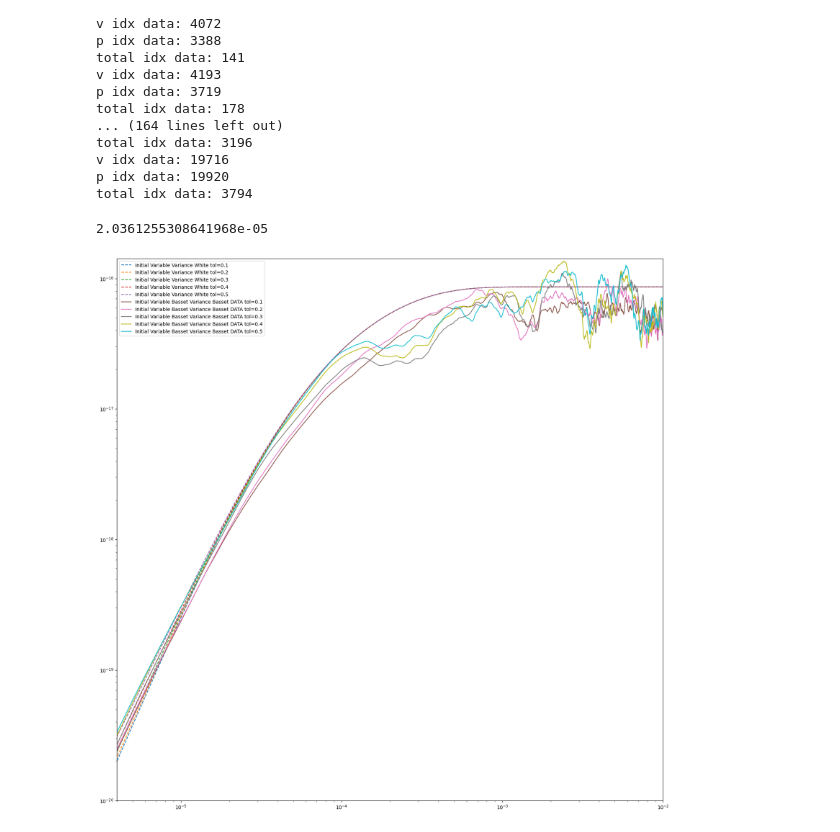
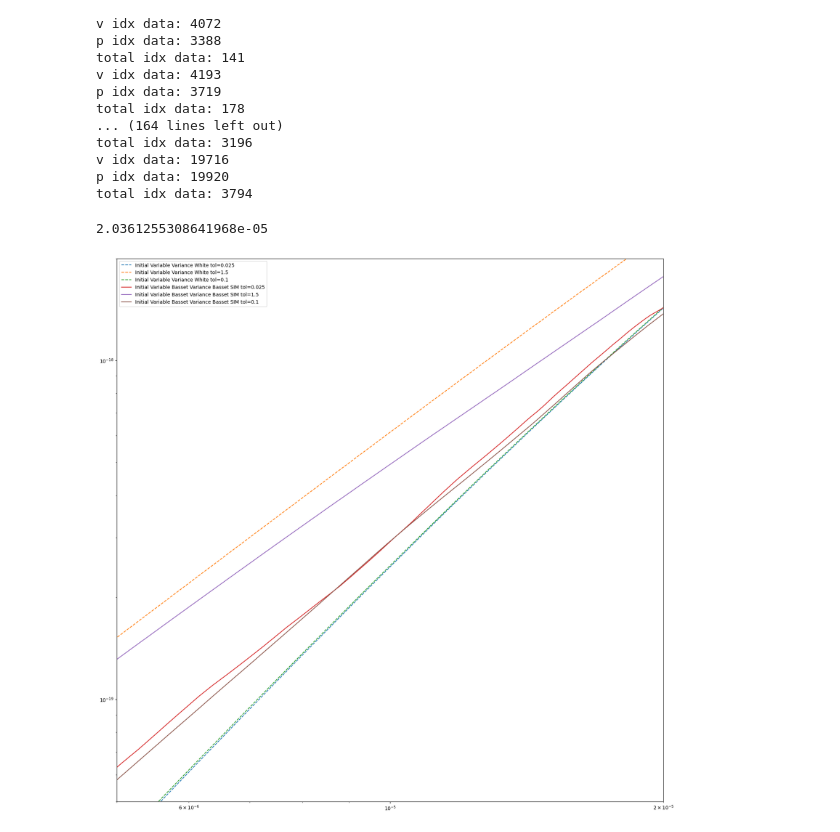
Before and after one commit to mcthumann/Brownian_Data_Analysis, a Jupyter notebook: scripts/Analytical_Simulation_Data_Trio.ipynb, the cells around one changed output. Saved outputs shown, nothing was run; the diff lists cells and outputs as text; code cells hidden in the pictures.

```diff
--- a/scripts/Analytical_Simulation_Data_Trio.ipynb
+++ b/scripts/Analytical_Simulation_Data_Trio.ipynb
@@ -19,7 +19,7 @@ _v_force = 6*np.pi*_r*_viscous
 _K = 9.384e-5 # Need to adjust
 
 # TOLERANCES
-tols = [.1, .2, .3, .4, .5]
+tols = [.025, .05, .075, .1, .125, .15, .175, .2, .25, .3, .35, .4 , .5, .6, .7, .8, .9, 1, 1.25, 1.5]
 # %%
 # Calculate the average MSD
 def compute_msd(time_trace, dt):
@@ -200,6 +201,9 @@ init_lag_times_sim = 0
 for tol in tols:
     all_init_msd_sim = []
     init_len = int(len(traces_sim[0])/2)
+
+    msd_num_lim = 10000
+    j = 0
 
     for i in range(len(traces_sim)):
         zero_idxs_sim = []
@@ -219,6 +223,9 @@ for tol in tols:
         print("total idx sim: " + str(len(zero_idxs_sim)))
 
         for idx in zero_idxs_sim:
+            j+=1
+            if j > msd_num_lim:
+                break
             msd, init_lag_times_sim = compute_init_msd(traces_sim[i][idx:idx+init_len], timestep_sim*bin_num_sim)
             all_init_msd_sim.append(msd)
 
@@ -343,42 +357,50 @@ plt.figure(figsize=(20,20))
 
 #  Set times for analytic functions
 times_analytic = np.logspace(-8, 1, 1000)
 
 init_zero_WN_analytic = just_noise(times_analytic)
 analytic_tol_msds = []
 for tol in tols:
     init_var_WN_analytic = known_initial_v_0(times_analytic, tol)
     analytic_tol_msds.append(init_var_WN_analytic)
 WN_EQ_analytic = msd_wn(times_analytic)
 basset_msd = hydro_msd(times_analytic)
 
 # ANALYTIC GRAPHING
 # plt.plot(times_analytic, init_zero_WN_analytic, label="Initial Zero White")
 # for i in range(len(tols)):
 #     plt.plot(times_analytic, analytic_tol_msds[i], linestyle='dashed', label=f"Initial Variable Variance White tol={tols[i]}")
 # plt.plot(times_analytic, WN_EQ_analytic, linestyle='dashed', label="Equilibrium Initial Variance White")
-plt.plot(times_analytic, basset_msd, label="Equilibrium Basset")
+# plt.plot(times_analytic, basset_msd, label="Equilibrium Basset")
 
 # SIMULATION GRAPHING
 # plt.plot(lag_times_sim[1:], eq_msd_sim[1:], label="Equilibrium Basset SIM")
 # for i in range(len(tols)):
 #     plt.plot(init_lag_times_sim[1:], sim_tol_msds[i][1:], label=f"Initial Variable Basset Variance Basset SIM tol={tols[i]}")
 
+# ONE TIME GRAPH
+plt.plot(times_analytic, analytic_tol_msds[0], linestyle='dashed', label=f"Initial Variable Variance White tol={tols[0]}")
+plt.plot(times_analytic, analytic_tol_msds[-1], linestyle='dashed', label=f"Initial Variable Variance White tol={tols[-1]}")
+plt.plot(times_analytic, analytic_tol_msds[3], linestyle='dashed', label=f"Initial Variable Variance White tol={tols[3]}")
+
+plt.plot(init_lag_times_sim[1:], sim_tol_msds[0][1:], label=f"Initial Variable Basset Variance Basset SIM tol={tols[0]}")
+plt.plot(init_lag_times_sim[1:], sim_tol_msds[-1][1:], label=f"Initial Variable Basset Variance Basset SIM tol={tols[-1]}")
+plt.plot(init_lag_times_sim[1:], sim_tol_msds[3][1:], label=f"Initial Variable Basset Variance Basset SIM tol={tols[3]}")
+
 # DATA GRAPHING
-plt.plot(lag_times_data[1:], eq_msd_data[1:], label="Equilibrium Basset DATA")
+# plt.plot(lag_times_data[1:], eq_msd_data[1:], label="Equilibrium Basset DATA")
 # for i in range(len(tols)):
 #     plt.plot(init_lag_times_data[1:], data_tol_msds[i][1:], label=f"Initial Variable Basset Variance Basset DATA tol={tols[i]}")
 
-# plt.xlim(left=.4E-5)
-# plt.xlim(right=1E-2)
-# plt.ylim(bottom=1E-20)
-# plt.xscale('log')
-# plt.yscale('log')
-# plt.legend()
+plt.xlim(left=.5E-5, right=2E-5)
+plt.ylim(bottom=5E-20, top=2e-18)
+plt.xscale('log')
+plt.yscale('log')
+plt.legend()
 plt.show()
 # %% [output]
 2.0361255308641968e-05
-[figure, old version]
+[figure, new version]
 # %%
 # restrict to overlapping domain
 from scipy.interpolate import interp1d
```
Also changed, not shown: parts of 6 cells of this notebook.
